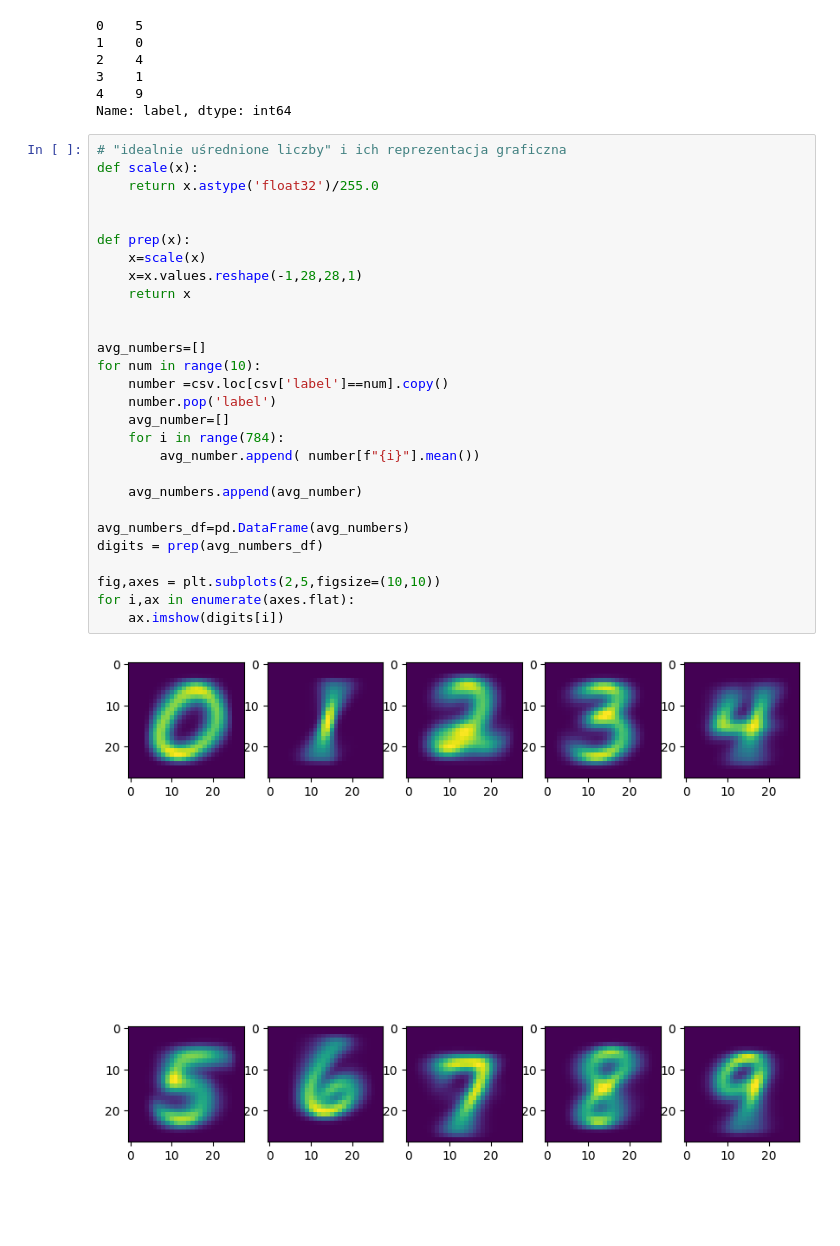
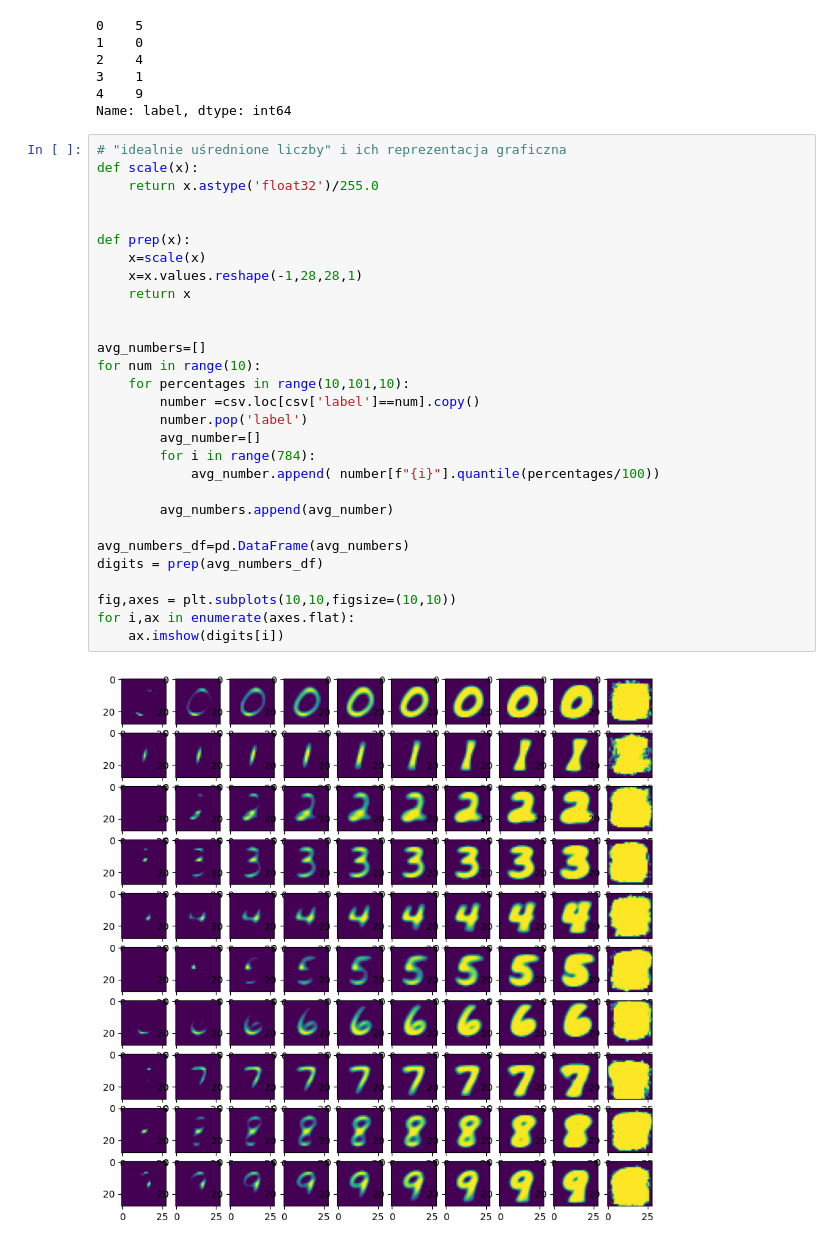
Before and after one commit to w0jd/ropoznawanie-cyfr, a Jupyter notebook: dane.ipynb, the cells around one changed output. Saved outputs shown, nothing was run; the diff lists cells and outputs as text; blank space fills up the shorter version.

```diff
--- a/dane.ipynb
+++ b/dane.ipynb
@@ -56,30 +56,31 @@ Name: label, dtype: int64
 # %%
 # "idealnie uśrednione liczby" i ich reprezentacja graficzna
 def scale(x):
     return x.astype('float32')/255.0
 
 
 def prep(x):
     x=scale(x)
     x=x.values.reshape(-1,28,28,1)
     return x
 
 
 avg_numbers=[]
 for num in range(10):
-    number =csv.loc[csv['label']==num].copy()
-    number.pop('label')
-    avg_number=[]
-    for i in range(784):
-        avg_number.append( number[f"{i}"].mean())
+    for percentages in range(10,101,10):
+        number =csv.loc[csv['label']==num].copy()
+        number.pop('label')
+        avg_number=[]
+        for i in range(784):
+            avg_number.append( number[f"{i}"].quantile(percentages/100))
 
-    avg_numbers.append(avg_number)
+        avg_numbers.append(avg_number)
 
 avg_numbers_df=pd.DataFrame(avg_numbers)
 digits = prep(avg_numbers_df)
 
-fig,axes = plt.subplots(2,5,figsize=(10,10))
+fig,axes = plt.subplots(10,10,figsize=(10,10))
 for i,ax in enumerate(axes.flat):
     ax.imshow(digits[i])
 # %% [output]
-[figure, old version]
+[figure, new version]
```
